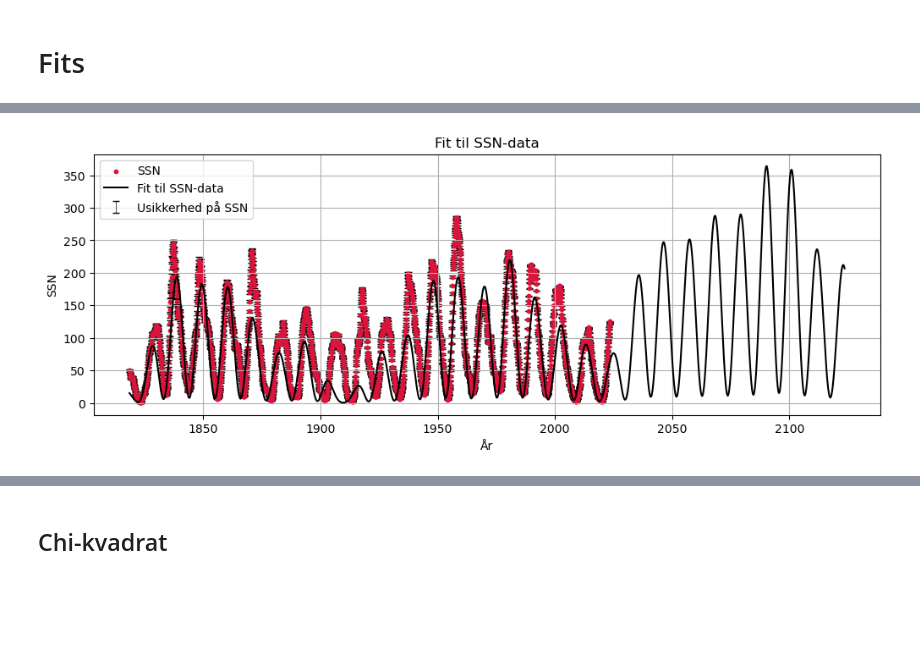
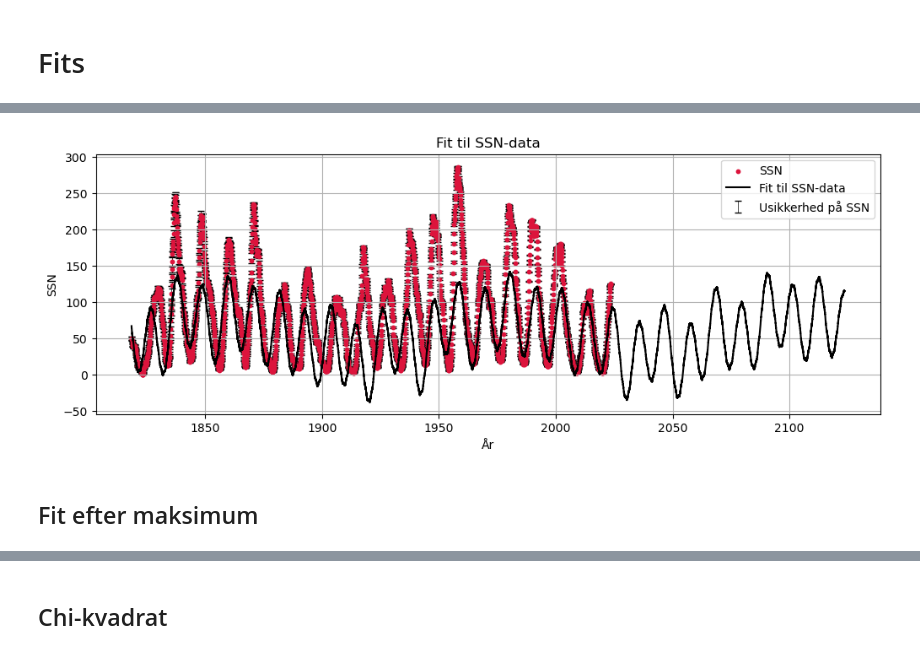
Before and after one commit to Focus9752/Solpletter_projekt, a Jupyter notebook: Magnus carlsen/Endelig.ipynb, the cells around one changed output, grey strips where cells are left out. Drawn from its saved outputs; the diff is of its cells as text; code cells hidden in the pictures; blank space fills up the shorter version.

```diff
--- a/Magnus carlsen/Endelig.ipynb
+++ b/Magnus carlsen/Endelig.ipynb
@@ -100,16 +172,18 @@ Var6 , Cov6 = curve_fit(sin6 , SSN_date_fraction_arr , SSN_arr , sigma=SSN_uncer
 # %%
 x=np.linspace(SSN_date_fraction_arr[0], SSN_date_fraction_arr[-1] + 100, 10000)
 
 plt.figure(figsize=(12,4))
 
 plt.grid(True)
 plt.scatter(SSN_date_fraction_arr, SSN_arr, label='SSN', s=ScatterSize, c=color_SSN)
 plt.errorbar(SSN_date_fraction_arr, SSN_arr, label="Usikkerhed på SSN", yerr=SSN_uncert_arr, fmt='none', color=color_SSN_uncert, elinewidth=0.5, capsize=3,  zorder=0)
-plt.plot(x, sin6(x, *Var6), label='Fit til SSN-data', color='black')
+plt.plot(x, sin7(x, *Var7), label='Fit til SSN-data', color='black')
 plt.xlabel('År')
 plt.ylabel('SSN')
 plt.title('Fit til SSN-data')
 plt.legend()
 plt.show()
 # %% [output]
-[figure, old version]
+[figure, new version]
+# %% [markdown]
+## Fit efter maksimum
```
Also changed, not shown: parts of 11 cells of this notebook, 3 other files.
